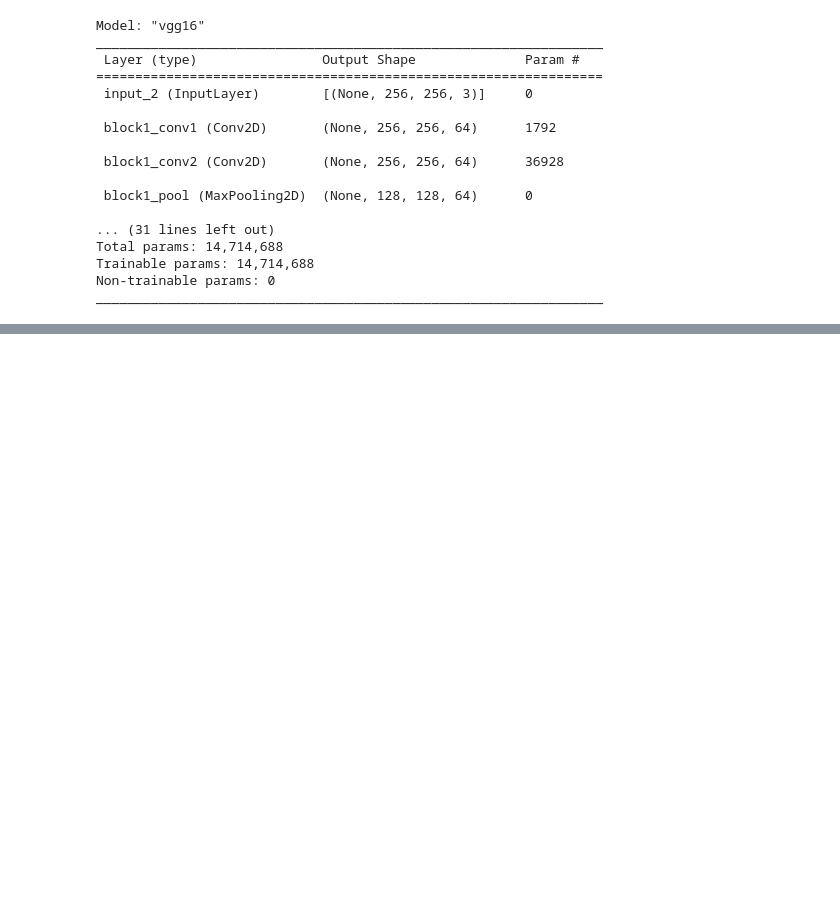
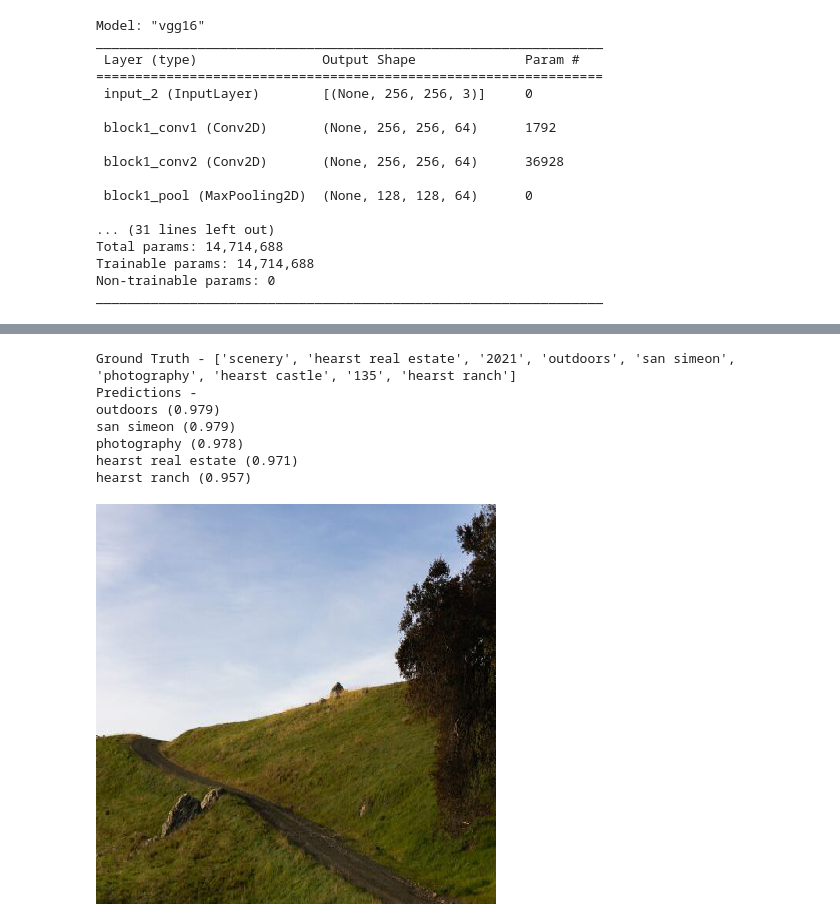
Before and after one commit to NishikumarPatel/ImageClassificationHearst, a Jupyter notebook: ImageClassificationHearst.ipynb, the cells around one changed output, grey strips where cells are left out. Drawn from its saved outputs; the diff is of its cells as text; code cells hidden in the pictures; blank space fills up the shorter version.

```diff
--- a/ImageClassificationHearst.ipynb
+++ b/ImageClassificationHearst.ipynb
@@ -586,0 +609,25 @@ leave something on the table (0.613)
+# %%
+df1 = pd.read_excel('/content/drive/MyDrive/onehotcoded.xlsx')
+# %%
+df1.loc[:,'Record ID'] = df1['Record ID'].astype(str) + '.jpg'
+# %%
+x = 884
+print("Ground Truth - " + df1[df1['Record ID'] == results['Record ID'][x]].final_keywords.to_string(index=False))
+top_5 = np.argsort(pred[x])[:-6:-1]
+classes = np.array(train.columns[1:])
+print('Predictions -')
+for i in range(5):
+    print("{}".format(classes[top_5[i]])+" ({:.3})".format(pred[x][top_5[i]]))
+
+img_path = '/content/drive/MyDrive/images/' + results.loc[x]['Record ID']
+img = image.load_img(img_path, target_size=(400, 400))
+img
+# %% [output]
+Ground Truth - ['scenery', 'hearst real estate', '2021', 'outdoors', 'san simeon', 'photography', 'hearst castle', '135', 'hearst ranch']
+Predictions -
+outdoors (0.979)
+san simeon (0.979)
+photography (0.978)
+hearst real estate (0.971)
+hearst ranch (0.957)
+[figure, added]
```
Also changed, not shown: parts of 20 cells of this notebook, 1 other file.
